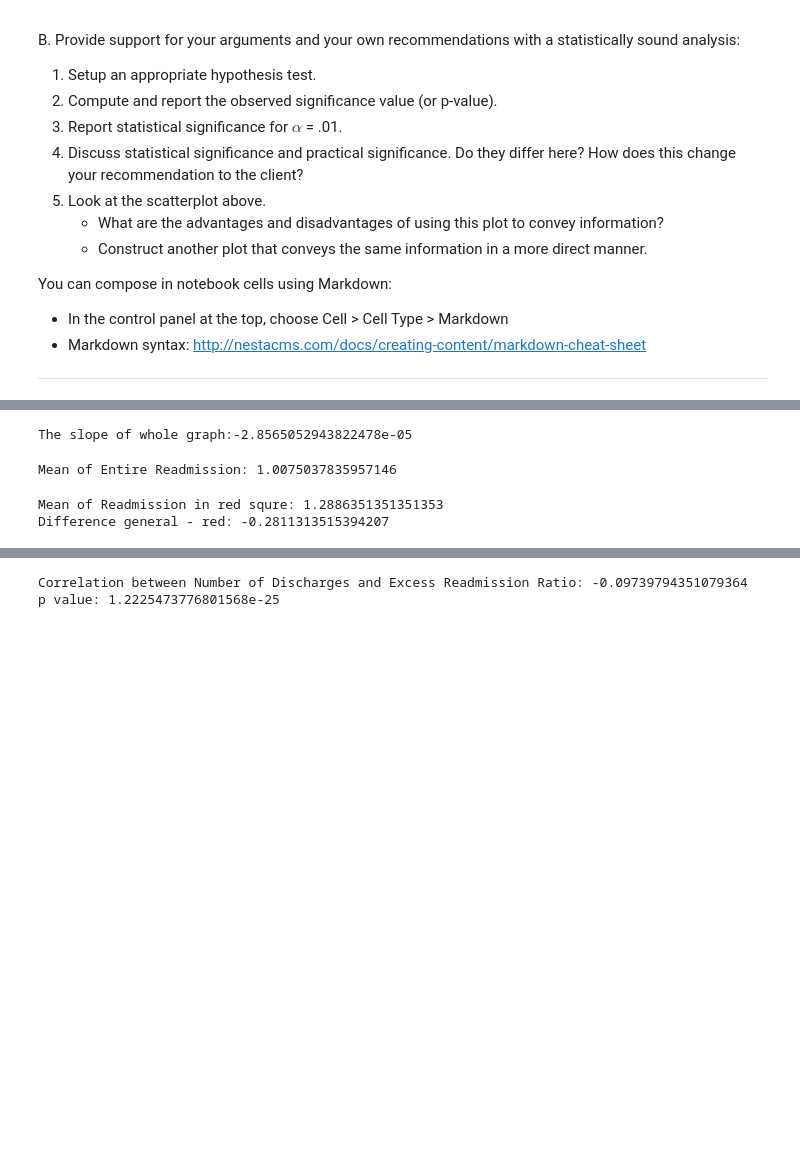
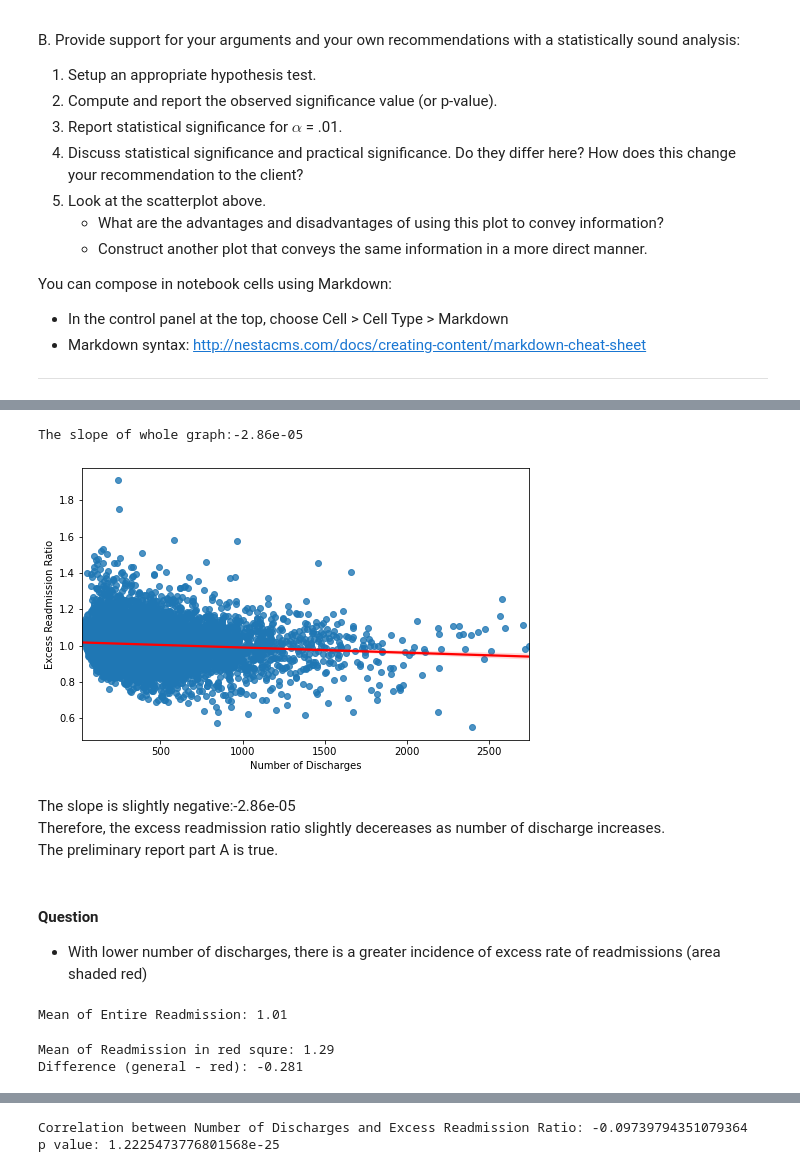
Before and after one commit to yoheita/Springboard, a Jupyter notebook: Case Studies/Inferential Statistics/sliderule_dsi_inferential_statistics_exercise_3.ipynb, the cells around one changed output, grey strips where cells are left out. Drawn from its saved outputs; the diff is of its cells as text; code cells hidden in the pictures; blank space fills up the shorter version.

```diff
--- a/Case Studies/Inferential Statistics/sliderule_dsi_inferential_statistics_exercise_3.ipynb
+++ b/Case Studies/Inferential Statistics/sliderule_dsi_inferential_statistics_exercise_3.ipynb
@@ -136,10 +130,22 @@ You can compose in notebook cells using Markdown:
 # %%
 import numpy as np
+import seaborn as sea
 
+df = clean_hospital_read_df[['Excess Readmission Ratio','Number of Discharges']][81:-3]
+fig, ax = plt.subplots(figsize=(8,5))
+sea.regplot(x = 'Number of Discharges', y = 'Excess Readmission Ratio', data = df, line_kws = {"color":'red'})
 m,b = np.polyfit(x,y,1)
-print("The slope of whole graph:" + str(m))
+print("The slope of whole graph:" + f"{m:.3}")
 # %% [output]
-The slope of whole graph:-2.8565052943822478e-05
+The slope of whole graph:-2.86e-05
+[figure, added]
+# %% [markdown]
+The slope is slightly negative:-2.86e-05 <br>
+Therefore, the excess readmission ratio slightly decereases as number of discharge increases. <br>
+The preliminary report part A is true.
+# %% [markdown]
+#### Question
++ With lower number of discharges, there is a greater incidence of excess rate of readmissions (area shaded red)
 # %%
 red = clean_hospital_read_df.loc[(clean_hospital_read_df['Number of Discharges'] >= 0) &
                                  (clean_hospital_read_df['Number of Discharges'] <= 350) &
@@ -151,13 +157,14 @@ blue = clean_hospital_read_df.loc[(clean_hospital_read_df['Number of Discharges'
                                   (clean_hospital_read_df['Excess Readmission Ratio'] <= 0.95) ]
 # %%
 data_mean = clean_hospital_read_df['Excess Readmission Ratio'].mean()
-print("Mean of Entire Readmission: " + str(data_mean))
+print("Mean of Entire Readmission: " + f"{data_mean:.3}")
 # %% [output]
-Mean of Entire Readmission: 1.0075037835957146
+Mean of Entire Readmission: 1.01
 # %%
 redbox_mean = red['Excess Readmission Ratio'].mean()
-print("Mean of Readmission in red squre: " + str(redbox_mean))
-print("Difference general - red: " + str(data_mean - redbox_mean))
+red_diff = data_mean - redbox_mean
+print("Mean of Readmission in red squre: " + f"{redbox_mean:.3}")
+print("Difference (general - red): " + f"{red_diff:.3}")
 # %% [output]
-Mean of Readmission in red squre: 1.2886351351351353
-Difference general - red: -0.2811313515394207
+Mean of Readmission in red squre: 1.29
+Difference (general - red): -0.281
```
Also changed, not shown: parts of 31 cells of this notebook.
